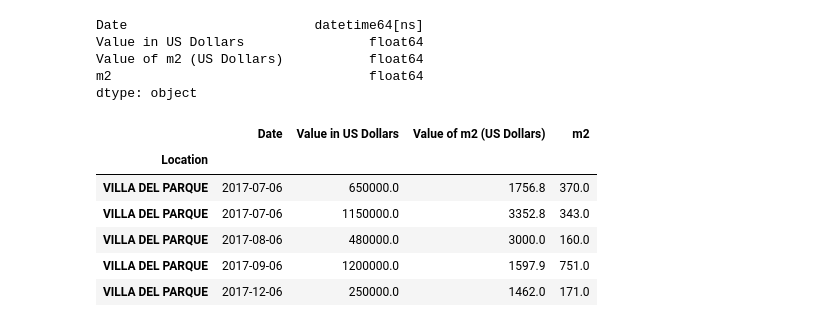
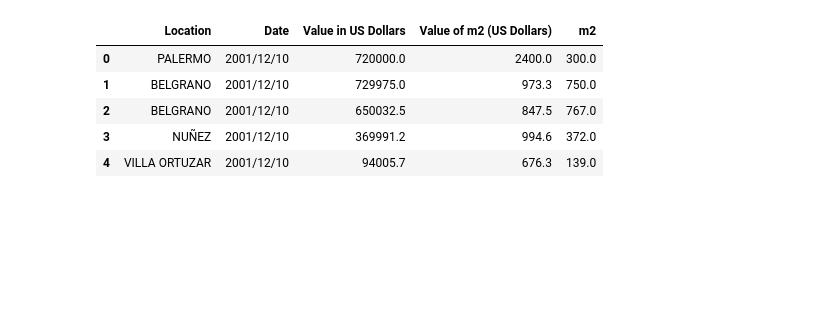
Before and after one commit to jasonfredriksson/PropertiesAnalysisBuenosAires, a Jupyter notebook: Assignment 4.ipynb, the cells around one changed output. Saved outputs shown, nothing was run; the diff lists cells and outputs as text; code cells hidden in the pictures; blank space fills up the shorter version.

Commit message:
Updated, cleaner code

```diff
--- a/Assignment 4.ipynb
+++ b/Assignment 4.ipynb
@@ -274,0 +67,18 @@ yearly_stats.set_index('Year', inplace=True)
+# %%
+terrains2001 = cleanData(terrains2001)
+terrains2002 = cleanData(terrains2002)
+terrains2003 = cleanData(terrains2003)
+terrains2004 = cleanData(terrains2004)
+terrains2005 = cleanData(terrains2005)
+terrains2006 = cleanData(terrains2006)
+terrains2007 = cleanData(terrains2007)
+terrains2008 = cleanData(terrains2008)
+terrains2009 = cleanData(terrains2009)
+terrains2010 = cleanData(terrains2010)
+terrains2011 = cleanData(terrains2011)
+terrains2012 = cleanData(terrains2012)
+terrains2013 = cleanData(terrains2013)
+terrains2014 = cleanData(terrains2014)
+terrains2015 = cleanData(terrains2015)
+terrains2016 = cleanData(terrains2016)
+terrains2017 = cleanData(terrains2017)
@@ -299,0 +130,16 @@ df['Date'] = pd.to_datetime(df['Date'], yearfirst=True)
+# %%
+#Since the names of the different barrios are not unified, here we correct them so that they all have the right names
+
+df.reset_index(inplace=True)
+df['Location'] = (df['Location'].apply(lambda x: str(x.replace('NUNEZ', 'NUÑEZ'))))
+df['Location'] = (df['Location'].apply(lambda x: str(x.replace('NU?ÆEZ', 'NUÑEZ'))))
+df['Location'] = (df['Location'].apply(lambda x: str(x.replace('GOGHLAND', 'COGHLAN'))))
+df['Location'] = (df['Location'].apply(lambda x: str(x.replace('PARQUE AVELLANED', 'PARQUE AVELLANEDA'))))
+df['Location'] = (df['Location'].apply(lambda x: str(x.replace('SARSFIELD', 'SARFIELD'))))
+df['Location'] = (df['Location'].apply(lambda x: str(x.replace('VILLA GRAL. MITRE', 'VILLA GENERAL MITRE'))))
+df['Location'] = (df['Location'].apply(lambda x: str(x.replace('VILLA GRAL. MITR', 'VILLA GENERAL MITRE'))))
+df['Location'] = (df['Location'].apply(lambda x: str(x.replace('VILLA GRAL MITRE', 'VILLA GENERAL MITRE'))))
+df['Location'] = (df['Location'].apply(lambda x: str(x.replace('VILLA PUYRREDON', 'VILLA PUEYRREDON'))))
+df['Location'] = (df['Location'].apply(lambda x: str(x.replace('PARQUE AVELLANEDAA', 'PARQUE AVELLANEDA'))))
+df['Location'] = (df['Location'].apply(lambda x: str(x.replace('VERSALLES', 'VERSAILLES'))))
+df['Location'] = (df['Location'].apply(lambda x: str(x.replace('MONSERRAT', 'MONTSERRAT'))))
@@ -300,23 +162,9 @@ df['Date'] = pd.to_datetime(df['Date'], yearfirst=True)
 # %%
-df.dtypes
+df.head()
 # %% [output]
-Date                        datetime64[ns]
-Value in US Dollars                float64
-Value of m2 (US Dollars)           float64
-m2                                 float64
-dtype: object
+|  | Location | Date | Value in US Dollars | Value of m2 (US Dollars) | m2 |
+| 0 | PALERMO | 2001/12/10 | 720000.0 | 2400.0 | 300.0 |
+| 1 | BELGRANO | 2001/12/10 | 729975.0 | 973.3 | 750.0 |
+| 2 | BELGRANO | 2001/12/10 | 650032.5 | 847.5 | 767.0 |
+| 3 | NUÑEZ | 2001/12/10 | 369991.2 | 994.6 | 372.0 |
+| 4 | VILLA ORTUZAR | 2001/12/10 | 94005.7 | 676.3 | 139.0 |
-# %%
-#Cleaning the contaminated date
-
-df= df.where(df['Date'] > pd.to_datetime('2001-01-01', format='%Y/%m/%d'))
-df = df.sort_values('Date')
-df = df[:-4]
-df.tail()
-# %% [output]
-|  | Date | Value in US Dollars | Value of m2 (US Dollars) | m2 |
-| Location |  |  |  |  |
-| VILLA DEL PARQUE | 2017-07-06 | 650000.0 | 1756.8 | 370.0 |
-| VILLA DEL PARQUE | 2017-07-06 | 1150000.0 | 3352.8 | 343.0 |
-| VILLA DEL PARQUE | 2017-08-06 | 480000.0 | 3000.0 | 160.0 |
-| VILLA DEL PARQUE | 2017-09-06 | 1200000.0 | 1597.9 | 751.0 |
-| VILLA DEL PARQUE | 2017-12-06 | 250000.0 | 1462.0 | 171.0 |
```
Also changed, not shown: parts of 20 cells of this notebook.
